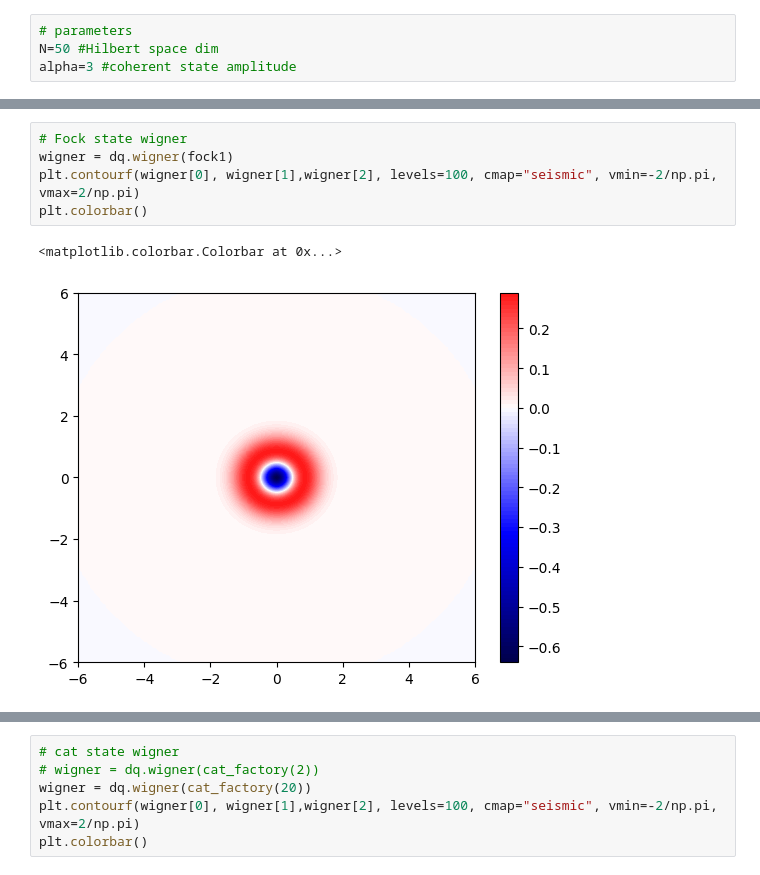
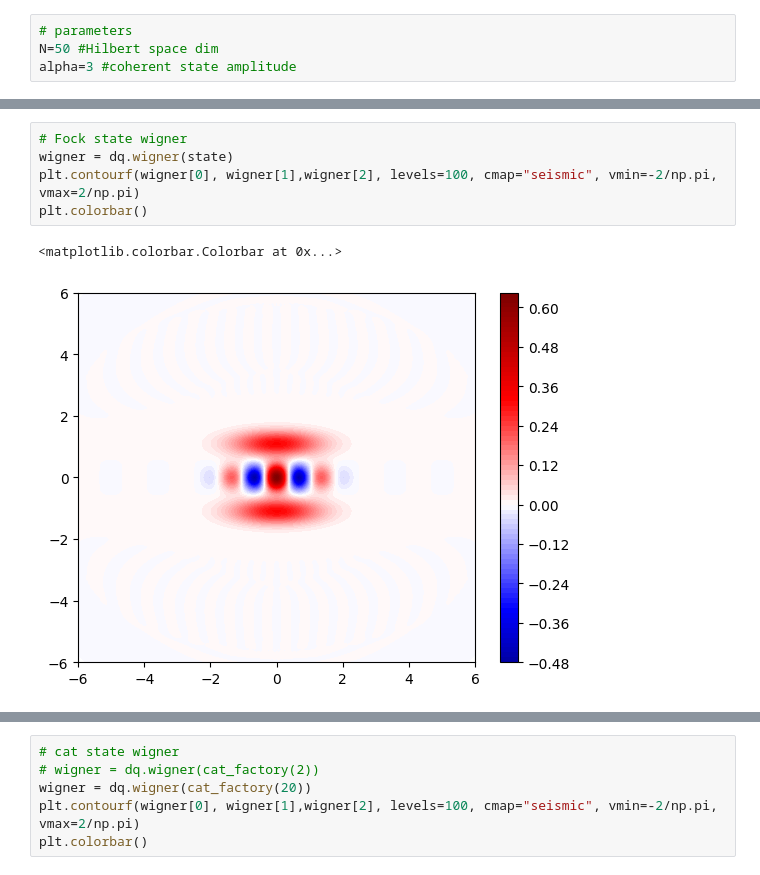
Before and after one commit to Manant02/ETH-Hackathon-2025-AandB, a Jupyter notebook: workspaces/Manuel/notebook.ipynb, the cells around one changed output, grey strips where cells are left out. Cells and saved outputs as stored; diff of their text form.

```diff
--- a/workspaces/Manuel/notebook.ipynb
+++ b/workspaces/Manuel/notebook.ipynb
@@ -25,8 +37,8 @@ def cat_factory(n):
 # %%
 # Fock state wigner
-wigner = dq.wigner(fock1)
+wigner = dq.wigner(state)
 plt.contourf(wigner[0], wigner[1],wigner[2], levels=100, cmap="seismic", vmin=-2/np.pi, vmax=2/np.pi)
 plt.colorbar()
 # %% [output]
 <matplotlib.colorbar.Colorbar at 0x...>
-[figure, old version]
+[figure, new version]
```
Also changed, not shown: parts of 5 cells of this notebook.
